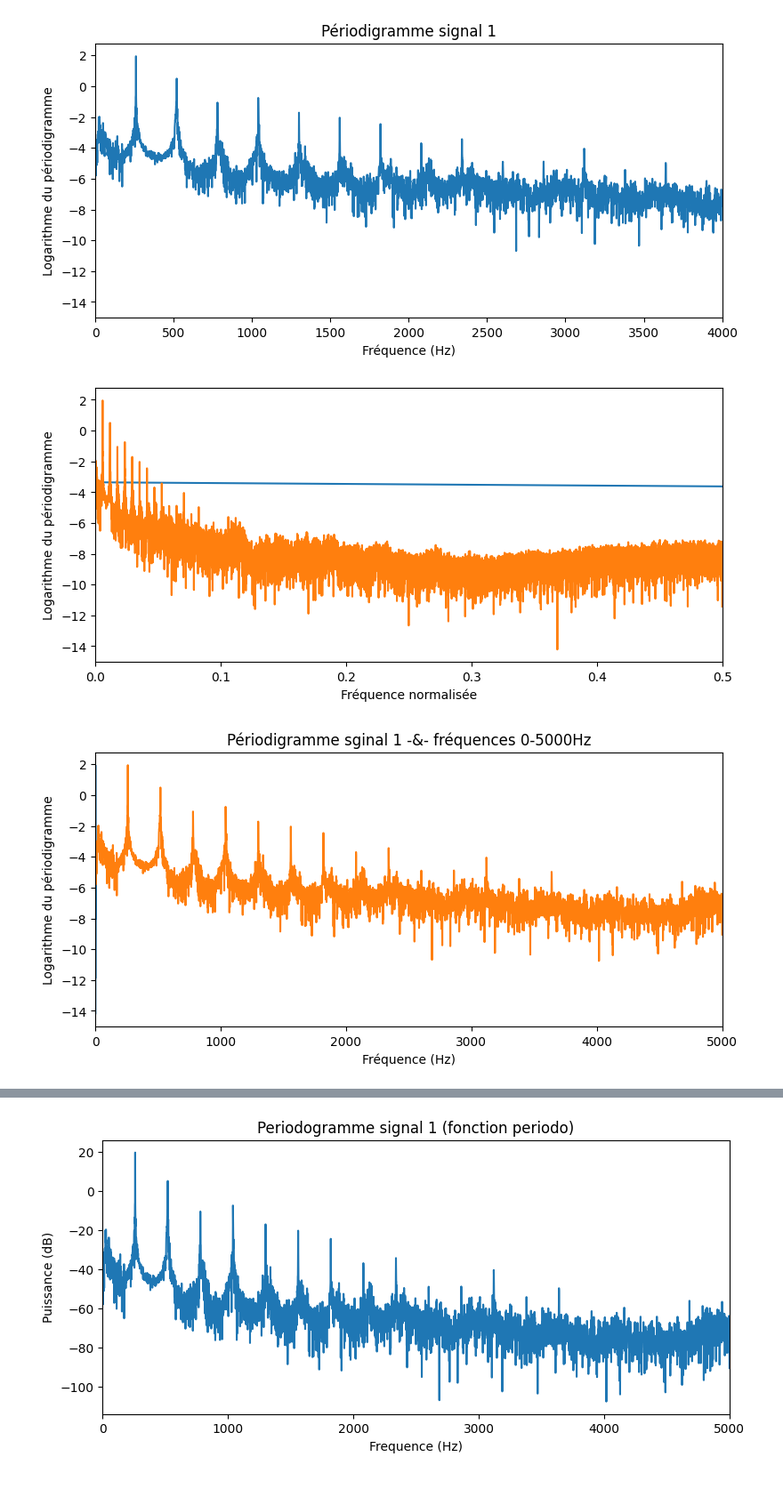
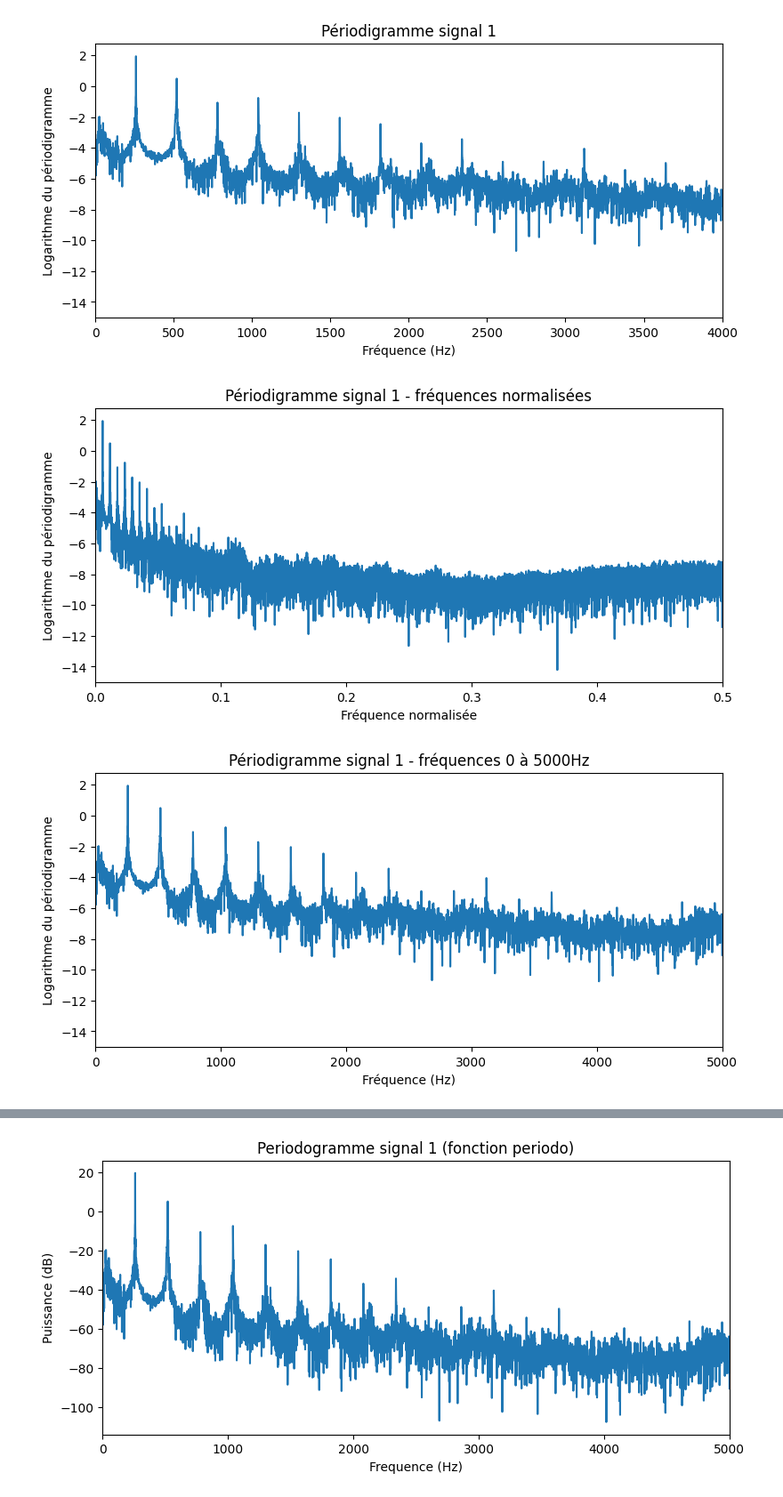
Before and after one commit to baptistejouin/IMACS3-TS-FFT, a Jupyter notebook: TP_FFT.ipynb, the cells around one changed output, grey strips where cells are left out. Shown: that part at 89% size. Saved outputs shown, nothing was run; the diff lists cells and outputs as text; code cells hidden in the pictures.

```diff
--- a/TP_FFT.ipynb
+++ b/TP_FFT.ipynb
@@ -131,38 +134,34 @@ Text(0.5, 1.0, 'Périodigramme signal 1')
 # %%
 fft_signal1 = fft(signal1)
 freq = np.linspace(0,1,44100)
 freq_normalisee = (freq - np.min(freq)) / (np.max(freq) - np.min(freq))
 periodogram = np.abs(fft_signal1)**2/N1
 
 
-
-plt.figure(1,figsize=(20,4))
-plt.subplot(121)
-plt.plot(np.log10(periodogram))
-plt.xlabel('Fréquence (Hz)')
-
+plt.figure(3,figsize=(20,4))
 plt.subplot(121)
 plt.plot(freq_normalisee, np.log10(periodogram))
 plt.xlim(0, 0.5)
 plt.xlabel('Fréquence normalisée')
 plt.ylabel('Logarithme du périodigramme')
+plt.title('Périodigramme signal 1 - fréquences normalisées')
 plt.show()
 # %% [output]
-[figure, old version]
+[figure, new version]
 # %%
-plt.figure(1,figsize=(20,4))
+freq_normalized = np.linspace(0, 1, len(signal1)) * Fe
+freq_range = np.linspace(0, 5000, len(signal1))
+periodogram_normalized = np.abs(fft_signal1) ** 2 / N1
+
+plt.figure(4,figsize=(20,4))
 plt.subplot(121)
-plt.plot(freq_normalisee, np.log10(periodogram))
-
-
-plt.subplot(121)
-plt.plot(freq*44100, np.log10(periodogram))
+plt.plot(freq_range, np.log10(periodogram_normalized))
 plt.xlim(0, 5000)
 plt.xlabel('Fréquence (Hz)')
 plt.ylabel('Logarithme du périodigramme')
-plt.title('Périodigramme sginal 1 -&- fréquences 0-5000Hz')
+plt.title('Périodigramme signal 1 - fréquences 0 à 5000Hz')
 plt.show()
 # %% [output]
-[figure, old version]
+[figure, new version]
 # %%
 
```
Also changed, not shown: parts of 15 cells of this notebook.
